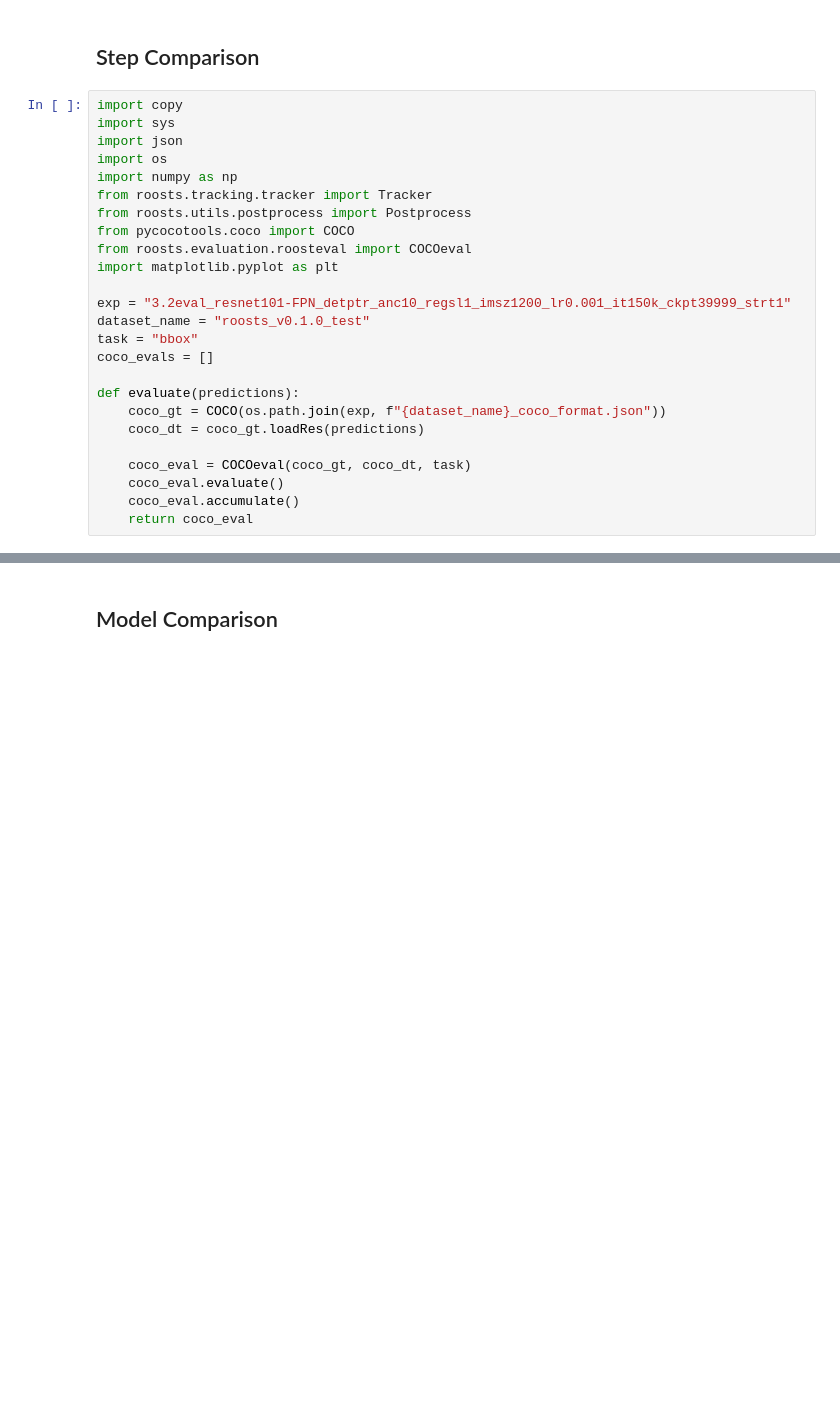
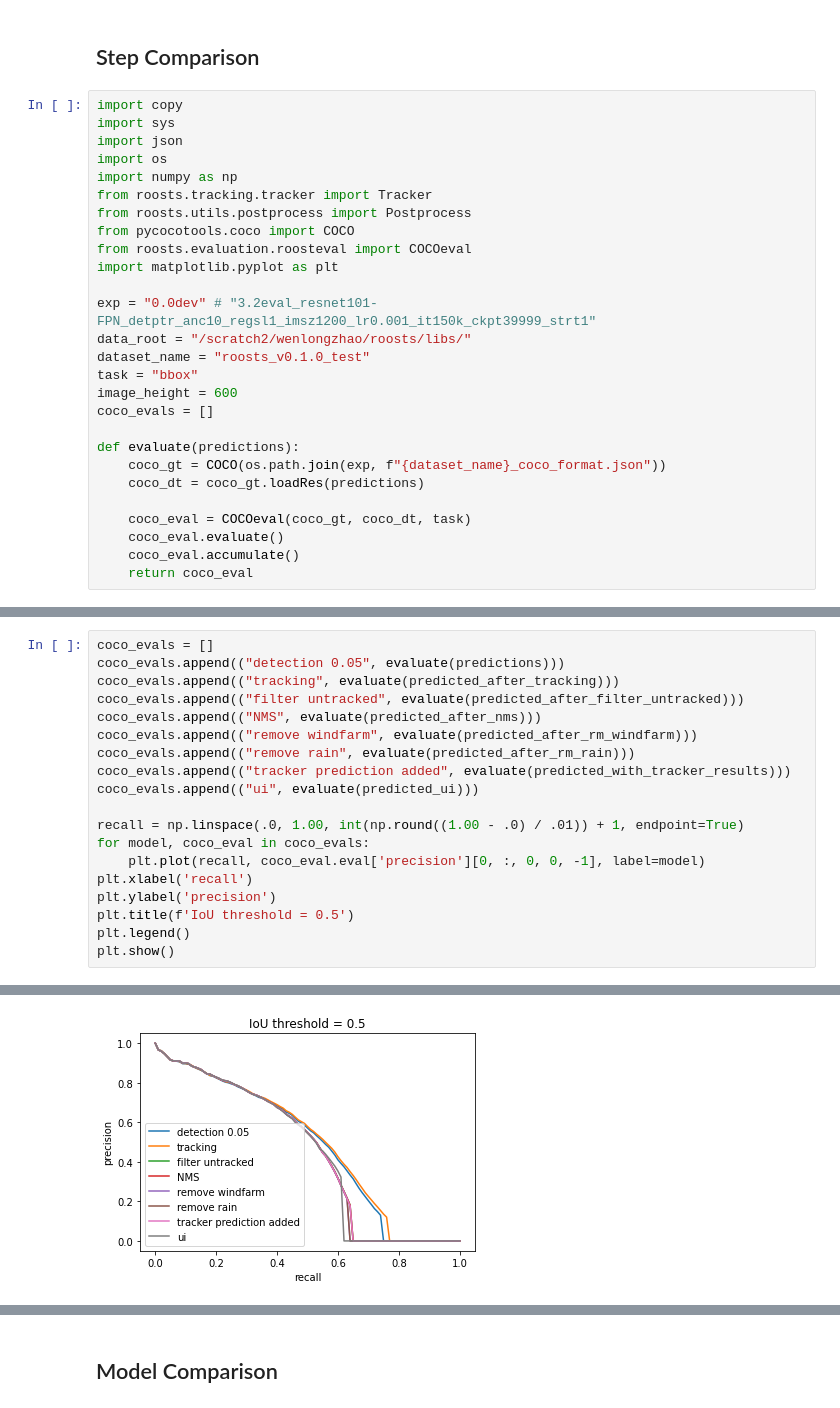
Before and after one commit to tnmygrwl/roost-system, a Jupyter notebook: development/custom_eval/precision_recall_curve.ipynb, the cells around one changed output, grey strips where cells are left out. Saved outputs shown, nothing was run; the diff lists cells and outputs as text; blank space fills up the shorter version.

```diff
--- a/development/custom_eval/precision_recall_curve.ipynb
+++ b/development/custom_eval/precision_recall_curve.ipynb
@@ -12,9 +12,11 @@ from pycocotools.coco import COCO
 from roosts.evaluation.roosteval import COCOeval
 import matplotlib.pyplot as plt
 
-exp = "3.2eval_resnet101-FPN_detptr_anc10_regsl1_imsz1200_lr0.001_it150k_ckpt39999_strt1"
+exp = "0.0dev" # "3.2eval_resnet101-FPN_detptr_anc10_regsl1_imsz1200_lr0.001_it150k_ckpt39999_strt1"
+data_root = "/scratch2/wenlongzhao/roosts/libs/"
 dataset_name = "roosts_v0.1.0_test"
 task = "bbox"
+image_height = 600
 coco_evals = []
 
 def evaluate(predictions):
@@ -106,0 +269,20 @@ coco_evals.append(("tracking", evaluate(predictions)))
+# %%
+coco_evals = []
+coco_evals.append(("detection 0.05", evaluate(predictions)))
+coco_evals.append(("tracking", evaluate(predicted_after_tracking)))
+coco_evals.append(("filter untracked", evaluate(predicted_after_filter_untracked)))
+coco_evals.append(("NMS", evaluate(predicted_after_nms)))
+coco_evals.append(("remove windfarm", evaluate(predicted_after_rm_windfarm)))
+coco_evals.append(("remove rain", evaluate(predicted_after_rm_rain)))
+coco_evals.append(("tracker prediction added", evaluate(predicted_with_tracker_results)))
+coco_evals.append(("ui", evaluate(predicted_ui)))
+
+recall = np.linspace(.0, 1.00, int(np.round((1.00 - .0) / .01)) + 1, endpoint=True)
+for model, coco_eval in coco_evals:
+    plt.plot(recall, coco_eval.eval['precision'][0, :, 0, 0, -1], label=model)
+plt.xlabel('recall')
+plt.ylabel('precision')
+plt.title(f'IoU threshold = 0.5')
+plt.legend()
+plt.show()
+# %% [output]
@@ -106,0 +306 @@ coco_evals.append(("tracking", evaluate(predictions)))
+[figure, added]
```
Also changed, not shown: parts of 37 cells of this notebook, 6 other files.
